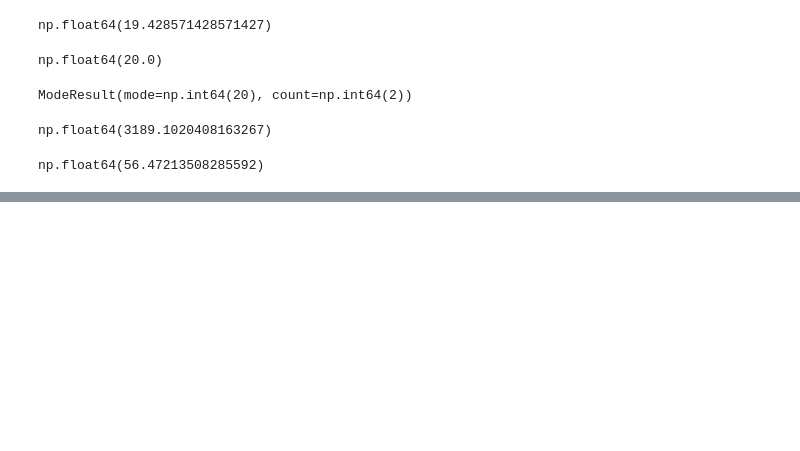
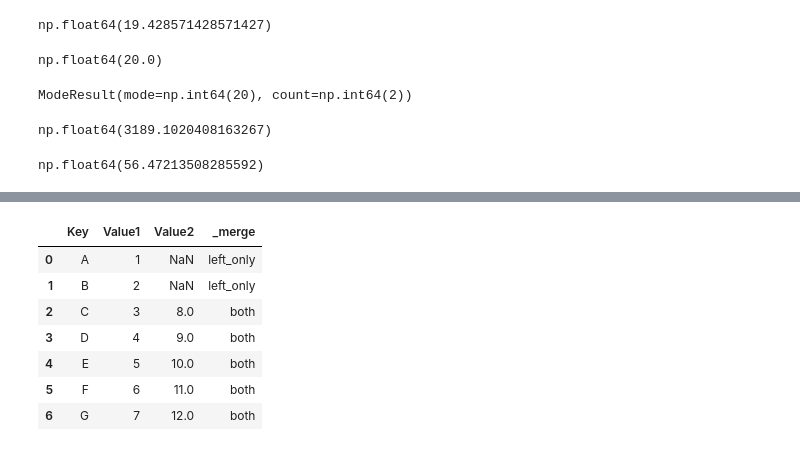
Before and after one commit to hectorherreraespinola/EDA_FreeCodeCamp, a Jupyter notebook: EDA.ipynb, the cells around one changed output, grey strips where cells are left out. Drawn from its saved outputs; the diff is of its cells as text; code cells hidden in the pictures; blank space fills up the shorter version.

```diff
--- a/EDA.ipynb
+++ b/EDA.ipynb
@@ -327,0 +348,8 @@ data_csv.describe()
+# %%
+#Creating 2 data frames
+data1 = pd.DataFrame({"Key":["A","B","C","D","E","F","G"],
+                                    "Value1":[1,2,3,4,5,6,7]})
+
+
+data2 = pd.DataFrame({"Key":["C","D","E","F","G","H"],
+                                    "Value2":[8,9,10,11,12,13]})
@@ -327,0 +410,12 @@ data_csv.describe()
+# %%
+merged_left_anti = pd.merge(left=data1, right=data2,on='Key',how='left',indicator=True)
+merged_left_anti
+# %% [output]
+|  | Key | Value1 | Value2 | _merge |
+| 0 | A | 1 | NaN | left_only |
+| 1 | B | 2 | NaN | left_only |
+| 2 | C | 3 | 8.0 | both |
+| 3 | D | 4 | 9.0 | both |
+| 4 | E | 5 | 10.0 | both |
+| 5 | F | 6 | 11.0 | both |
+| 6 | G | 7 | 12.0 | both |
```
Also changed, not shown: parts of 7 cells of this notebook.
